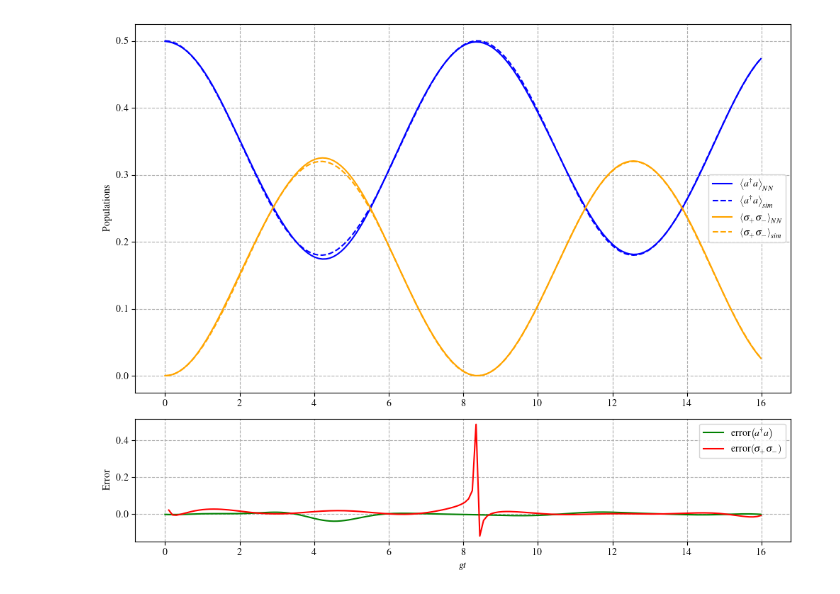
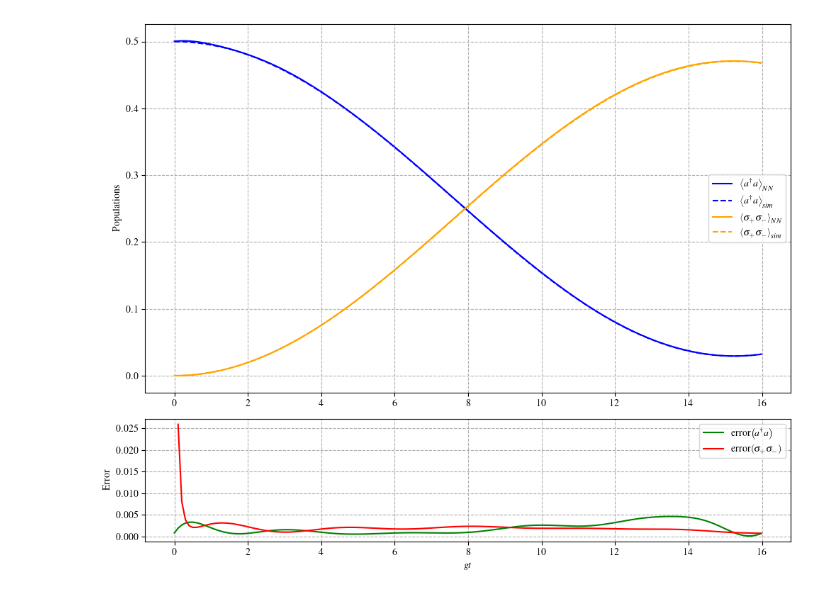
Before and after one commit to rodrigops123/pinn-effective-hamiltonian, a Jupyter notebook: apps/test_nb.ipynb, the cells around one changed output. Saved outputs shown, nothing was run; the diff lists cells and outputs as text; code cells hidden in the pictures.

```diff
--- a/apps/test_nb.ipynb
+++ b/apps/test_nb.ipynb
@@ -16,8 +29,11 @@ from src.visualization.plot_functions import (
 # %%
 # params = [1, 1, 0.1]  # wc, wa, g
-params = [1, 0.1, 0.3]
+# params = [1, 0.1, 0.3]
+params={"wc": 1.1, "wa": 1.0, "g": 0.1}
 tfinal = 20.0
 n_time_steps = 200
+init_state = "fock_superposition"
+dims = {"atom": 2, "field": 2}
 picture = "atom"
-epochs = 50000
+epochs = 10000
 # %%
@@ -31,18 +50,30 @@ epochs = 50000
 #     n_points_loss=None
 # )
 # %%
+# PARA APRENDER O ESTADO E O PARÂMETRO
+
 models_dict, loss_dict = train_with_parameter(
     epochs=epochs,
     params=params,
     tfinal=tfinal,
     n_time_steps=n_time_steps,
+    init_state=init_state,
     picture=picture,
+    dims=dims,
     n_points_loss=10,
 )
 # %%
 plot_expected_values(
-    models_dict, tfinal, n_time_steps, params, picture, plot_input="expected", train_or_test="train"
+    models_dict,
+    tfinal,
+    n_time_steps,
+    init_state,
+    params,
+    picture,
+    dims,
+    train_or_test="train",
+    plot_input="expected",
 )
 # %% [output]
-[figure, old version]
+[figure, new version]
 # %%
```
Also changed, not shown: parts of 8 cells of this notebook, 1 other file.
